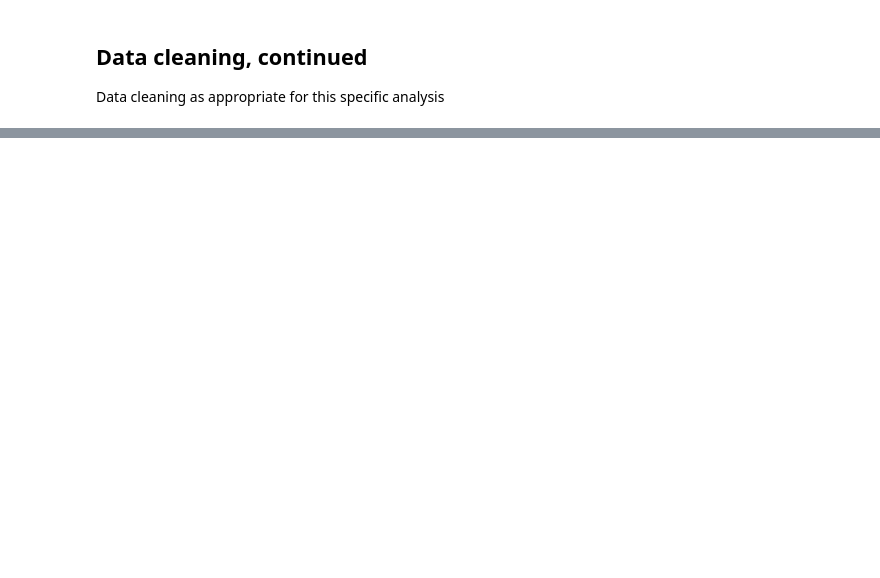
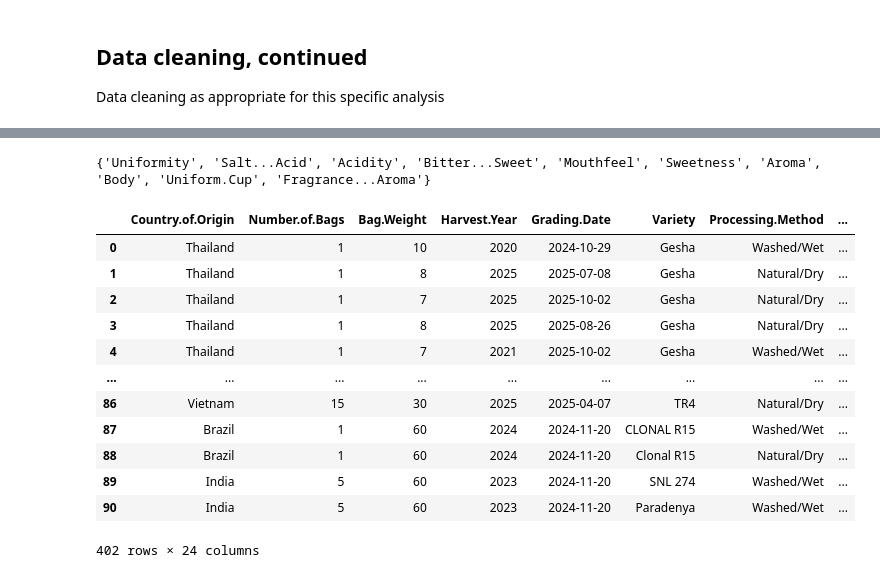
Before and after one commit to maggiecrowner/DS-2002-F25, a Jupyter notebook: cleaned_data/clean_more.ipynb, the cells around one changed output, grey strips where cells are left out. Drawn from its saved outputs; the diff is of its cells as text; code cells hidden in the pictures; blank space fills up the shorter version.

```diff
--- a/cleaned_data/clean_more.ipynb
+++ b/cleaned_data/clean_more.ipynb
@@ -21,0 +218,32 @@ arabica = pd.read_csv()
+# %%
+arabica['Species'] = 'Arabica'
+robusta['Species'] = 'Robusta'
+# %%
+diff_cols = set(robusta.columns).symmetric_difference(arabica.columns)
+print(diff_cols)
+# %% [output]
+{'Uniformity', 'Salt...Acid', 'Acidity', 'Bitter...Sweet', 'Mouthfeel', 'Sweetness', 'Aroma', 'Body', 'Uniform.Cup', 'Fragrance...Aroma'}
+# %%
+robusta = robusta.rename(columns={'Fragrance...Aroma':'Aroma',
+                                  'Uniform.Cup':'Uniformity',
+                                  'Bitter...Sweet':'Sweetness',
+                                  'Salt...Acid':'Acidity',
+                                  'Mouthfeel':'Body'})
+# %%
+coffee = pd.concat([arabica, robusta])
+# %%
+display(coffee)
+# %% [output]
+|  | Country.of.Origin | Number.of.Bags | Bag.Weight | Harvest.Year | Grading.Date | Variety | Processing.Method | ... |
+| 0 | Thailand | 1 | 10 | 2020 | 2024-10-29 | Gesha | Washed/Wet | ... |
+| 1 | Thailand | 1 | 8 | 2025 | 2025-07-08 | Gesha | Natural/Dry | ... |
+| 2 | Thailand | 1 | 7 | 2025 | 2025-10-02 | Gesha | Natural/Dry | ... |
+| 3 | Thailand | 1 | 8 | 2025 | 2025-08-26 | Gesha | Natural/Dry | ... |
+| 4 | Thailand | 1 | 7 | 2021 | 2025-10-02 | Gesha | Washed/Wet | ... |
+| ... | ... | ... | ... | ... | ... | ... | ... | ... |
+| 86 | Vietnam | 15 | 30 | 2025 | 2025-04-07 | TR4 | Natural/Dry | ... |
+| 87 | Brazil | 1 | 60 | 2024 | 2024-11-20 | CLONAL R15 | Washed/Wet | ... |
+| 88 | Brazil | 1 | 60 | 2024 | 2024-11-20 | Clonal R15 | Natural/Dry | ... |
+| 89 | India | 5 | 60 | 2023 | 2024-11-20 | SNL 274 | Washed/Wet | ... |
+| 90 | India | 5 | 60 | 2023 | 2024-11-20 | Paradenya | Washed/Wet | ... |
+402 rows × 24 columns
```
Also changed, not shown: parts of 13 cells of this notebook.
